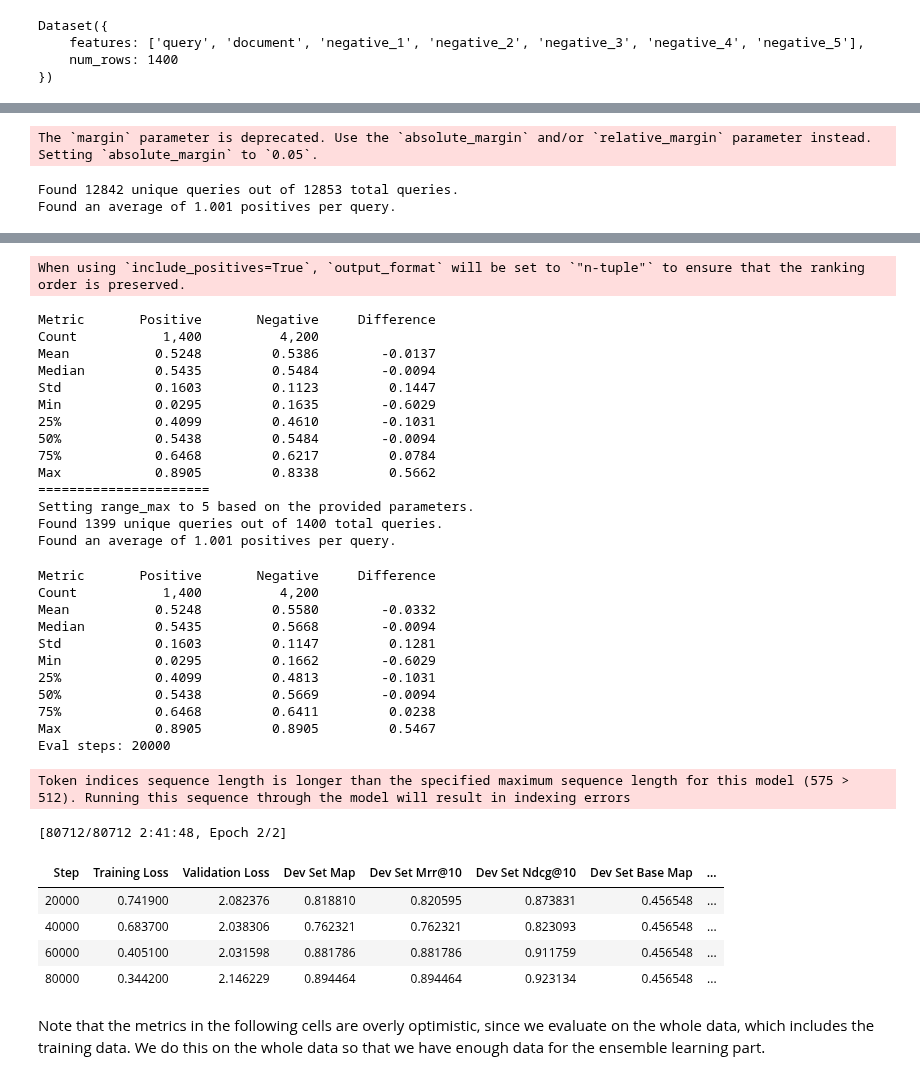
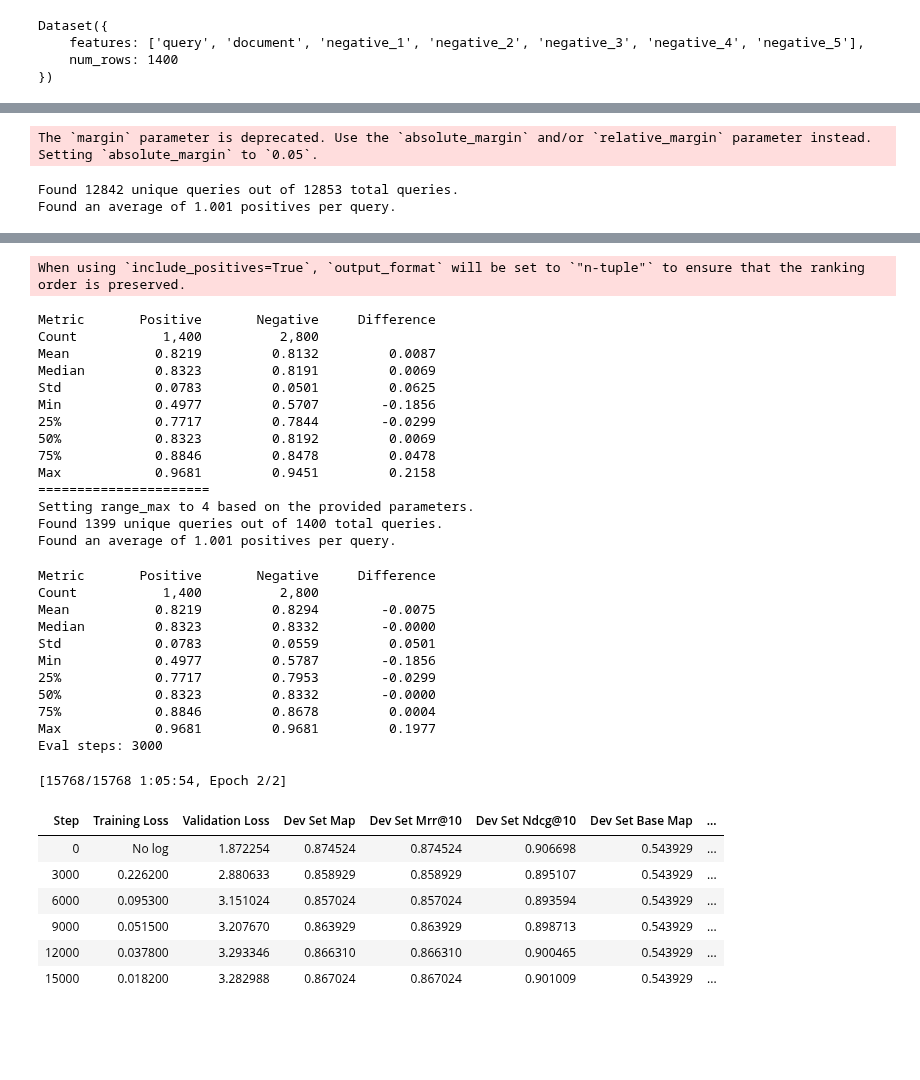
Before and after one commit to AIR25-CheckThat-Group1/CheckThat-ScientificClaimSourceRetrieval, a Jupyter notebook: reranking.ipynb, the cells around one changed output, grey strips where cells are left out. Drawn from its saved outputs; the diff is of its cells as text; code cells hidden in the pictures; blank space fills up the shorter version.

```diff
--- a/reranking.ipynb
+++ b/reranking.ipynb
@@ -508,7 +508,7 @@ class ExperimentRunner:
     def run_experiment(self, hard_train_dataset, hard_eval_dataset, hard_eval_dataset_evaluator, num_hard_negatives, trust_remote_code=False, eval_steps=None, loss='crossentropy'):
 
         if eval_steps is None:
-            eval_steps = int(20000/self.train_batch_size)
+            eval_steps = int(3000/self.train_batch_size)
 
         print(f"Eval steps: {eval_steps}")
         model = CrossEncoder(self.model_to_finetune, max_length=self.max_length, device=self.device, trust_remote_code=trust_remote_code)
@@ -520,7 +520,7 @@ class ExperimentRunner:
             num_train_epochs=self.num_epochs,
             per_device_train_batch_size=self.train_batch_size,
             per_device_eval_batch_size=self.train_batch_size,
-            learning_rate=2e-5,
+            learning_rate=2e-6,
             warmup_ratio=0.1,
             fp16=True,
             bf16=False,
@@ -535,6 +535,7 @@ class ExperimentRunner:
             load_best_model_at_end=True,
             metric_for_best_model="eval_loss",
             greater_is_better=False,
+            eval_on_start=True,
         )
 
         reranking_evaluator = CrossEncoderRerankingEvaluator(
@@ -709,3 +752,5 @@ Token indices sequence length is longer than the specified maximum sequence leng
+# %%
+num_epochs = 2
 # %%
 train_batch_size = 1
 max_length = 512
@@ -733,8 +778,8 @@ Token indices sequence length is longer than the specified maximum sequence leng
 # %%
-num_hard_negatives = 3
-num_hard_negatives_eval = 3
+num_hard_negatives = 2
+num_hard_negatives_eval = 2
 
-hard_train_dataset, hard_eval_dataset, hard_eval_dataset_evaluator = get_hard_negatives(embedding_model_hard_negatives, num_hard_negatives=num_hard_negatives, num_hard_negatives_eval=num_hard_negatives_eval, train_dataset=train_dataset, dev_dataset=dev_dataset, df_full=df_full, loss=loss)
+hard_train_dataset, hard_eval_dataset, hard_eval_dataset_evaluator = get_hard_negatives(embedding_model_hard_negatives, num_hard_negatives=num_hard_negatives, num_hard_negatives_eval=num_hard_negatives_eval, train_dataset=train_dataset, dev_dataset=dev_dataset, df_full=df_full, loss=loss, batch_size=64)
 
 train_batch_size = 1
 max_length = 512
@@ -770,40 +815,39 @@ Setting range_max to 5 based on the provided parameters.
 Found 1399 unique queries out of 1400 total queries.
 Found an average of 1.001 positives per query.
 When using `include_positives=True`, `output_format` will be set to `"n-tuple"` to ensure that the ranking order is preserved.
 Metric       Positive       Negative     Difference
-Count           1,400          4,200
-Mean           0.5248         0.5386        -0.0137
-Median         0.5435         0.5484        -0.0094
-Std            0.1603         0.1123         0.1447
-Min            0.0295         0.1635        -0.6029
-25%            0.4099         0.4610        -0.1031
-50%            0.5438         0.5484        -0.0094
-75%            0.6468         0.6217         0.0784
-Max            0.8905         0.8338         0.5662
+Count           1,400          2,800
+Mean           0.8219         0.8132         0.0087
+Median         0.8323         0.8191         0.0069
+Std            0.0783         0.0501         0.0625
+Min            0.4977         0.5707        -0.1856
+25%            0.7717         0.7844        -0.0299
+50%            0.8323         0.8192         0.0069
+75%            0.8846         0.8478         0.0478
+Max            0.9681         0.9451         0.2158
 ======================
-Setting range_max to 5 based on the provided parameters.
+Setting range_max to 4 based on the provided parameters.
 Found 1399 unique queries out of 1400 total queries.
 Found an average of 1.001 positives per query.
 Metric       Positive       Negative     Difference
-Count           1,400          4,200
-Mean           0.5248         0.5580        -0.0332
-Median         0.5435         0.5668        -0.0094
-Std            0.1603         0.1147         0.1281
-Min            0.0295         0.1662        -0.6029
-25%            0.4099         0.4813        -0.1031
-50%            0.5438         0.5669        -0.0094
-75%            0.6468         0.6411         0.0238
-Max            0.8905         0.8905         0.5467
-Eval steps: 20000
+Count           1,400          2,800
+Mean           0.8219         0.8294        -0.0075
+Median         0.8323         0.8332        -0.0000
+Std            0.0783         0.0559         0.0501
+Min            0.4977         0.5787        -0.1856
+25%            0.7717         0.7953        -0.0299
+50%            0.8323         0.8332        -0.0000
+75%            0.8846         0.8678         0.0004
+Max            0.9681         0.9681         0.1977
+Eval steps: 3000
-Token indices sequence length is longer than the specified maximum sequence length for this model (575 > 512). Running this sequence through the model will result in indexing errors
+[15768/15768 1:05:54, Epoch 2/2]
-[80712/80712 2:41:48, Epoch 2/2]
 | Step | Training Loss | Validation Loss | Dev Set Map | Dev Set Mrr@10 | Dev Set Ndcg@10 | Dev Set Base Map | ... |
-| 20000 | 0.741900 | 2.082376 | 0.818810 | 0.820595 | 0.873831 | 0.456548 | ... |
-| 40000 | 0.683700 | 2.038306 | 0.762321 | 0.762321 | 0.823093 | 0.456548 | ... |
-| 60000 | 0.405100 | 2.031598 | 0.881786 | 0.881786 | 0.911759 | 0.456548 | ... |
-| 80000 | 0.344200 | 2.146229 | 0.894464 | 0.894464 | 0.923134 | 0.456548 | ... |
+| 0 | No log | 1.872254 | 0.874524 | 0.874524 | 0.906698 | 0.543929 | ... |
+| 3000 | 0.226200 | 2.880633 | 0.858929 | 0.858929 | 0.895107 | 0.543929 | ... |
+| 6000 | 0.095300 | 3.151024 | 0.857024 | 0.857024 | 0.893594 | 0.543929 | ... |
+| 9000 | 0.051500 | 3.207670 | 0.863929 | 0.863929 | 0.898713 | 0.543929 | ... |
+| 12000 | 0.037800 | 3.293346 | 0.866310 | 0.866310 | 0.900465 | 0.543929 | ... |
+| 15000 | 0.018200 | 3.282988 | 0.867024 | 0.867024 | 0.901009 | 0.543929 | ... |
-# %% [markdown]
-Note that the metrics in the following cells are overly optimistic, since we evaluate on the whole data, which includes the training data. We do this on the whole data so that we have enough data for the ensemble learning part.
 # %%
 df_query_single = experiment_single_bm25(df_collection, df_query_dev, stemmer=stemmer, k=30)
 model_name = f"models/gte-reranker-modernbert-base-finetuned{experiment_name}"
```
Also changed, not shown: parts of 15 cells of this notebook.
